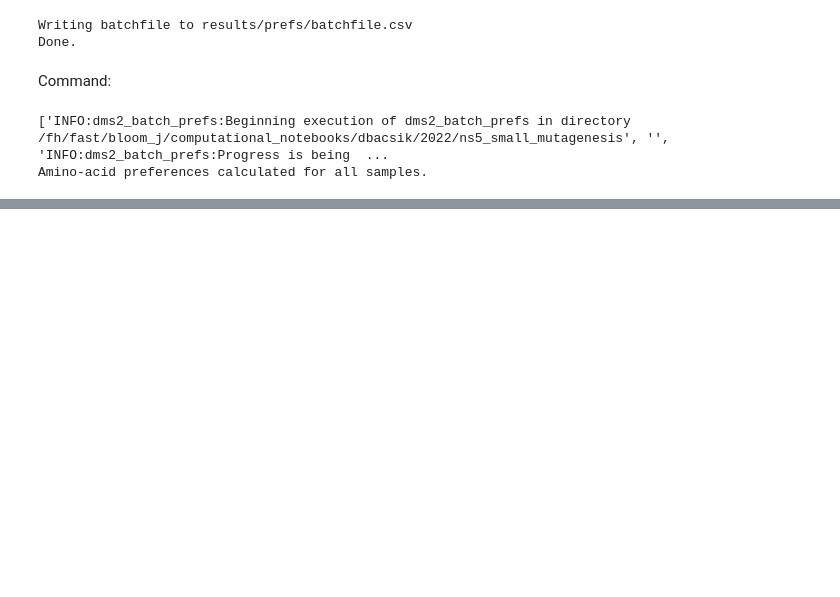
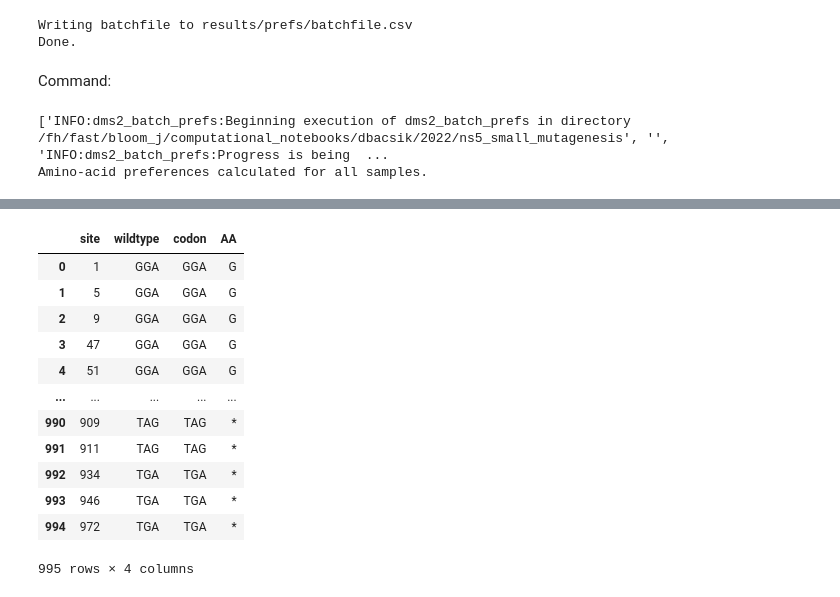
Before and after one commit to dbacsik/ns5_small_mutagenesis, a Jupyter notebook: amino_acid_preferences.py.ipynb, the cells around one changed output, grey strips where cells are left out. Drawn from its saved outputs; the diff is of its cells as text; code cells hidden in the pictures; blank space fills up the shorter version.

```diff
--- a/amino_acid_preferences.py.ipynb
+++ b/amino_acid_preferences.py.ipynb
@@ -166,0 +176,5 @@ Intepretation:
+# %%
+codon_lookup = pd.DataFrame.from_dict(CODON_TO_AA, orient='index')
+codon_lookup = codon_lookup.reset_index()
+codon_lookup.columns = ['codon', 'AA']
+display(codon_lookup)
@@ -166,0 +195,22 @@ Intepretation:
+# %%
+pd.merge(
+    left=codon_count[['site', 'wildtype']],
+    right=codon_lookup,
+    left_on='wildtype',
+    right_on='codon',
+    validate='many_to_one'
+)
+# %% [output]
+|  | site | wildtype | codon | AA |
+| 0 | 1 | GGA | GGA | G |
+| 1 | 5 | GGA | GGA | G |
+| 2 | 9 | GGA | GGA | G |
+| 3 | 47 | GGA | GGA | G |
+| 4 | 51 | GGA | GGA | G |
+| ... | ... | ... | ... | ... |
+| 990 | 909 | TAG | TAG | * |
+| 991 | 911 | TAG | TAG | * |
+| 992 | 934 | TGA | TGA | * |
+| 993 | 946 | TGA | TGA | * |
+| 994 | 972 | TGA | TGA | * |
+995 rows × 4 columns
```
Also changed, not shown: parts of 12 cells of this notebook.
